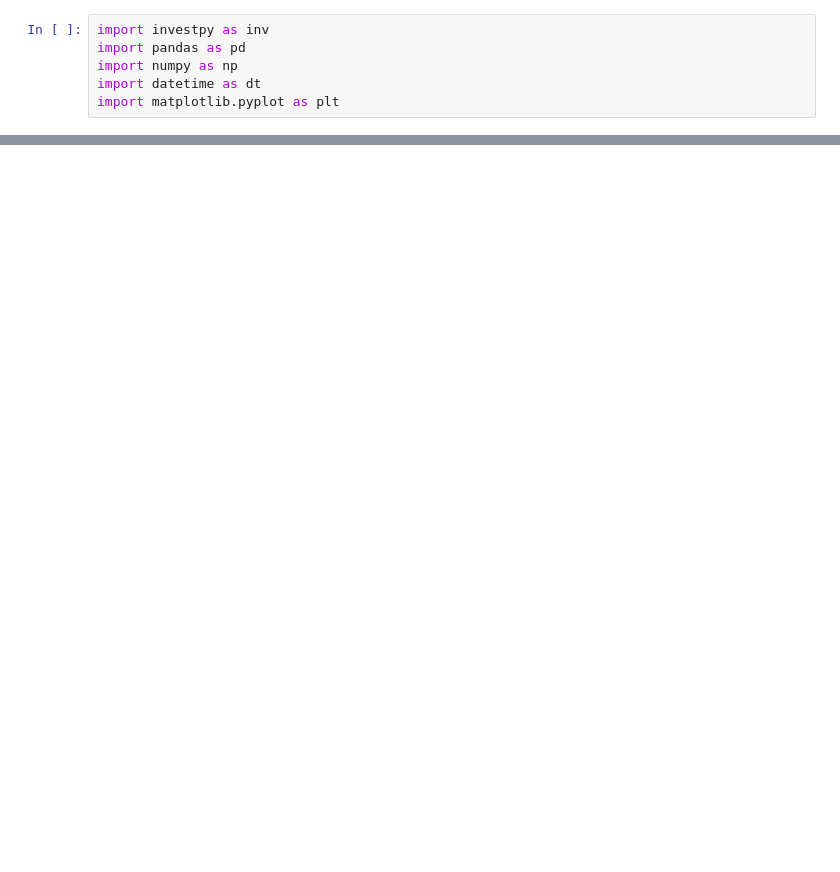
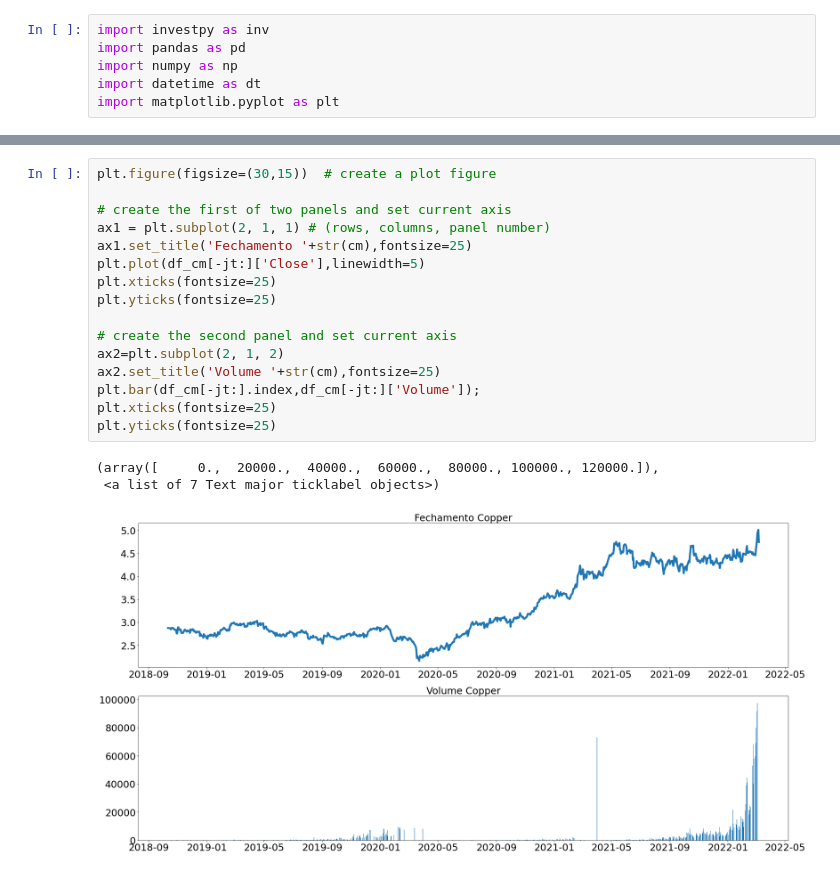
Before and after one commit to Edu-Moreira/Estudos-de-Python, a Jupyter notebook: Dados_Investing.ipynb, the cells around one changed output, grey strips where cells are left out. Drawn from its saved outputs; the diff is of its cells as text; blank space fills up the shorter version.

```diff
--- a/Dados_Investing.ipynb
+++ b/Dados_Investing.ipynb
@@ -52,0 +90,20 @@ commodity
+# %%
+plt.figure(figsize=(30,15))  # create a plot figure
+
+# create the first of two panels and set current axis
+ax1 = plt.subplot(2, 1, 1) # (rows, columns, panel number)
+ax1.set_title('Fechamento '+str(cm),fontsize=25)
+plt.plot(df_cm[-jt:]['Close'],linewidth=5)
+plt.xticks(fontsize=25)
+plt.yticks(fontsize=25)
+
+# create the second panel and set current axis
+ax2=plt.subplot(2, 1, 2)
+ax2.set_title('Volume '+str(cm),fontsize=25)
+plt.bar(df_cm[-jt:].index,df_cm[-jt:]['Volume']);
+plt.xticks(fontsize=25)
+plt.yticks(fontsize=25)
+# %% [output]
+(array([     0.,  20000.,  40000.,  60000.,  80000., 100000., 120000.]),
+ <a list of 7 Text major ticklabel objects>)
+[figure, added]
```
Also changed, not shown: parts of 24 cells of this notebook.
